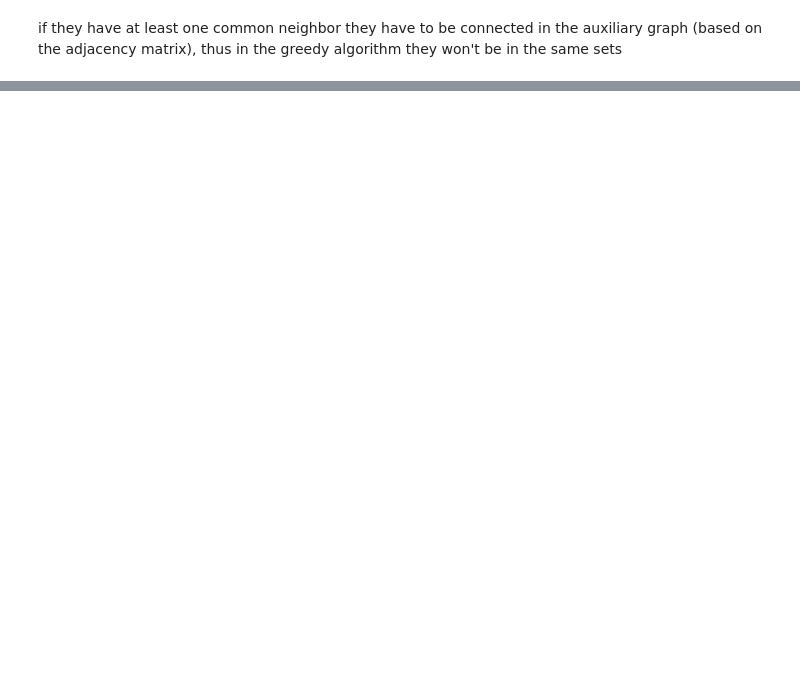
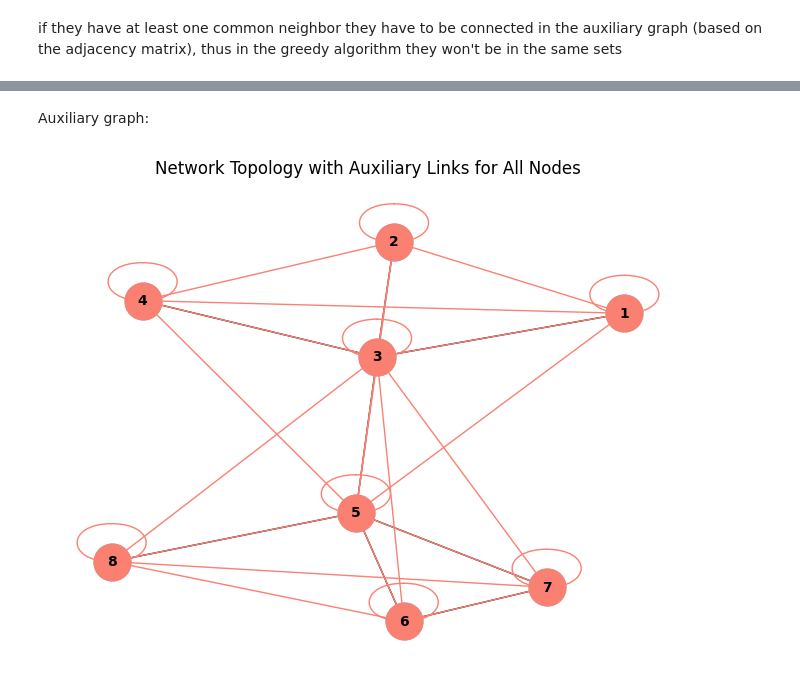
Before and after one commit to sararst/Malcom, a Jupyter notebook: Project/experiment.ipynb, the cells around one changed output, grey strips where cells are left out. Drawn from its saved outputs; the diff is of its cells as text; code cells hidden in the pictures; blank space fills up the shorter version.

```diff
--- a/Project/experiment.ipynb
+++ b/Project/experiment.ipynb
@@ -208,0 +149,34 @@ if they have at least one common neighbor they have to be connected in the auxil
+# %% [markdown]
+Auxiliary graph:
+# %%
+# Create a new graph for modification
+H = nx.Graph(G)
+
+# Iterate through each node
+for node in G.nodes():
+    # Find the neighbors of the current node
+    neighbors_of_node = list(G.neighbors(node))
+    # Find the common neighbors between the current node and its neighbors
+    common_neighbors = set()
+    for neighbor in neighbors_of_node:
+        common_neighbors.update(set(G.neighbors(neighbor)))
+    # Create a subgraph containing the current node, its neighbors, and the common neighbors
+    subgraph_nodes = [node] + neighbors_of_node + list(common_neighbors)
+    subgraph = G.subgraph(subgraph_nodes)
+    # Add edges between the current node and its common neighbors
+    for common_neighbor in common_neighbors:
+        H.add_edge(node, common_neighbor)
+
+# Draw the original graph
+pos = nx.spring_layout(G)  # positions for all nodes
+nx.draw(G, pos, with_labels=True, node_size=700, node_color="skyblue", font_size=10, font_weight="bold", edge_color="black", linewidths=1, arrows=False)
+
+# Draw the modified graph
+nx.draw_networkx_nodes(H, pos, node_size=700, node_color="salmon")
+nx.draw_networkx_edges(H, pos, edge_color="salmon")
+
+# Show the graph
+plt.title("Network Topology with Auxiliary Links for All Nodes")
+plt.show()
+# %% [output]
+[figure, added]
```
Also changed, not shown: parts of 14 cells of this notebook, 1 other file.
